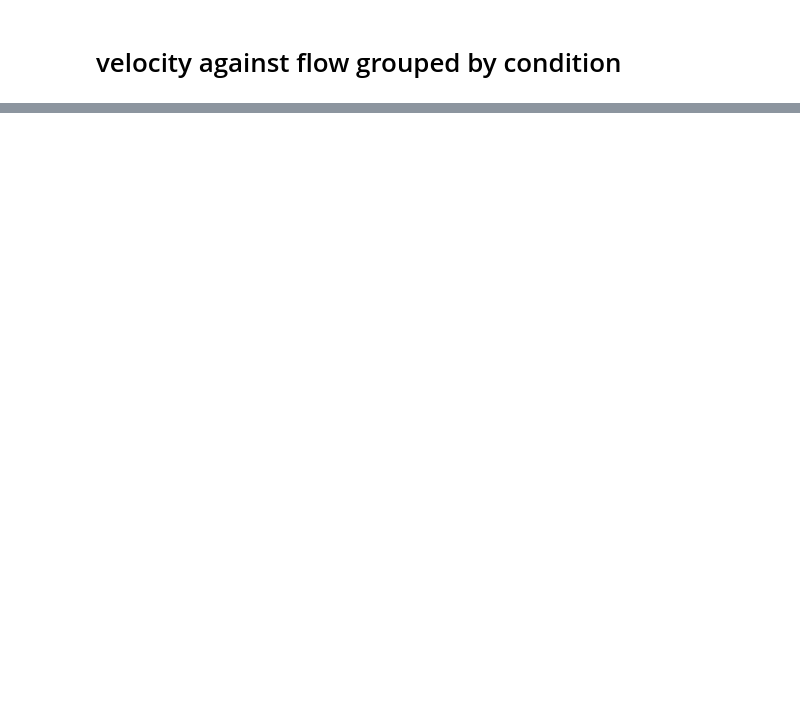
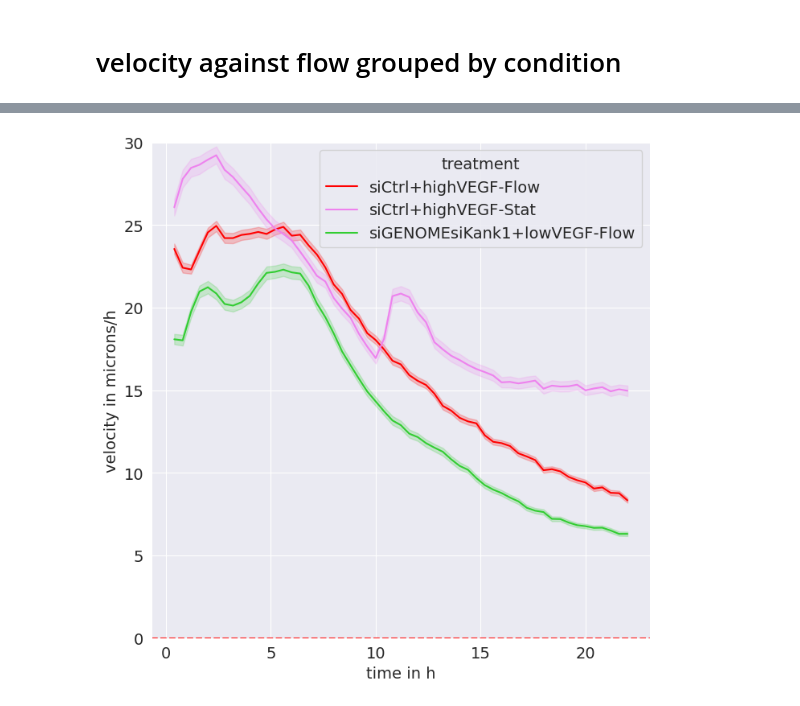
Before and after one commit to Phusiongreen/ec-tracking-analysis_2025, a Jupyter notebook: notebooks/06_Plot_Migration_Speeds.ipynb, the cells around one changed output, grey strips where cells are left out. Drawn from its saved outputs; the diff is of its cells as text; code cells hidden in the pictures; blank space fills up the shorter version.

```diff
--- a/notebooks/06_Plot_Migration_Speeds.ipynb
+++ b/notebooks/06_Plot_Migration_Speeds.ipynb
@@ -11,7 +12,7 @@ from statannot import add_stat_annotation
 # %%
 # read parameters and key file
 
-parameter_file  = "../data/test_set_june2025/parameters_test_set.yml"
+parameter_file  = "/media/jpa/Volume/MDC/MDC_data/ec_tracking/trial/parameters_test_set.yml"
 parameters = read_parameters(parameter_file)
 
 key_file_path = parameters["key_file"]
@@ -26,8 +32,8 @@ print("key file conditions:", key_file["condition"].unique())
 # base_folder = parameters["base_folder"]
 # tracking_data_files = parameters["tracking_data"]
 # data_exclude = parameters["data_exclude"]
-output_folder = parameters["output_folder"]
-tracking_data_path = parameters["output_folder"] + "/tracking_data/"
+output_folder = Path(parameters["output_folder"])
+tracking_data_path = output_folder.joinpath("tracking_data")
 
 # single_time_point_evaluation = parameters["single_time_point_evaluation"]
 
@@ -96,10 +126,11 @@ migration_speed_df = pd.DataFrame()
 
 for index, row in key_selection.iterrows():
     print("processing", row["condition"])
+    condition = row["condition"]
     #tracking_data_file = tracking_data_path + row["filename"]
-    tracking_data_file = output_folder + "speed_data/migration_speed_df_%s_%s_%s.csv" % (row["treatment"],
+    tracking_data_file = output_folder.joinpath("speed_data", "migration_speed_df_%s_%s_%s.csv" % (row["treatment"],
                                                                                          row["color"],
-                                                                                         row["experimentID"])
+                                                                                         row["experimentID"]))
     tracking_data = pd.read_csv(tracking_data_file)
 
     tracking_data['color'] = row['color']
@@ -178,7 +263,8 @@ plot_migration_speeds = plot_migration_speeds[plot_migration_speeds["FRAME"] >=
 #fig, ax = plt.subplots(len(intervals),figsize=(15,30))
 fig, ax = plt.subplots(1, figsize=(8,8))
 
-#sns.lineplot(x = "time_in_h", y = "vel_x_mu_per_h", hue = "condition", data = plocolor_palette = {"siScr": "limegreen", "siCdc42": "violet"}t_migration_speeds, ax=ax, ci = 90)
+#sns.lineplot(x = "time_in_h", y = "vel_x_mu_per_h", hue = "condition", data = plot_migration_speeds, ax=ax, ci = 90)
+color_palette = {"siGENOMEsiKank1+lowVEGF-Flow": "limegreen", "siCtrl+highVEGF-Stat": "violet", "siCtrl+highVEGF-Flow": "red"}
 
 if len(treatment_order) > 1:
     sns.lineplot(x = "time_in_h", y = "vel_x_mu_per_h", hue = "treatment", hue_order = treatment_order,
@@ -192,7 +278,7 @@ else:
 #interval_length_min = 5*intervals[i]
 #ax.set_title("time interval %s min" % interval_length_min)
 ax.set_ylabel("velocity parallel to flow in $\mu$m/h")
-ax.set_ylim(-5.0,5.0)
+ax.set_ylim(-20.0,20.0)
 #plt.legend(bbox_to_anchor=(1.05, 1), loc=2, borderaxespad=0.)
 ax.set_xlabel("time in h")
 #ax.set_xlim(0,65)
@@ -206,34 +294,36 @@ plot_migration_speeds = migration_speed_df.dropna()
 #plot_migration_speeds = plot_migration_speeds.sample(frac=subsample_frac, replace=True, random_state=1)
 plot_migration_speeds = plot_migration_speeds[plot_migration_speeds["FRAME"] >= interval]
 
 
 plt.rcParams.update({'font.size': 14})
 
 #fig, ax = plt.subplots(len(intervals),figsize=(15,30))
 fig, ax = plt.subplots(1, figsize=(8,8))
 
 #sns.lineplot(x = "time_in_h", y = "vel_x_mu_per_h", hue = "condition", data = plot_migration_speeds, ax=ax, ci = 90)
 
 # sns.lineplot(x = "time_in_h", y = "vel_mu_per_h", hue = "condition",
 #              hue_order = hue_order, data = plot_migration_speeds, ax=ax, errorbar = errorbar)
 if len(treatment_order) > 1:
     sns.lineplot(x = "time_in_h", y = "vel_mu_per_h", hue = "treatment", hue_order = treatment_order,
             data = plot_migration_speeds, ax=ax, errorbar = errorbar, palette = color_palette)
 else:
     sns.lineplot(x = "time_in_h", y = "vel_mu_per_h",  hue = "color", hue_order = ["green", "red"],
             data = plot_migration_speeds, ax=ax, errorbar = errorbar, palette = color_palette)
 
 #sns.lineplot(x = "FRAME", y = "vel_x", hue = "condition", data = plot_migration_speeds, ax=ax, ci = 90)
 #interval_length_min = 5*intervals[i]
 #ax.set_title("time interval %s min" % interval_length_min)
 ax.set_ylabel("velocity in microns/h")
 ax.set_xlabel("time in h")
-ax.set_ylim(0.0,17.0)
+ax.set_ylim(0.0,30.0)
 #plt.legend(bbox_to_anchor=(1.05, 1), loc=2, borderaxespad=0.)
 #plt.tight_layout()
 ax.axhline(y = 0.0, color = 'r', linestyle = 'dashed')
 plt.savefig("velocity_%s.pdf" % condition)
 plt.savefig("velocity_%s.png" % condition)
+# %% [output]
+[figure, added]
 # %%
 plt.rcParams.update({'font.size': 14})
 
```
Also changed, not shown: parts of 15 cells of this notebook, 8 other files.
